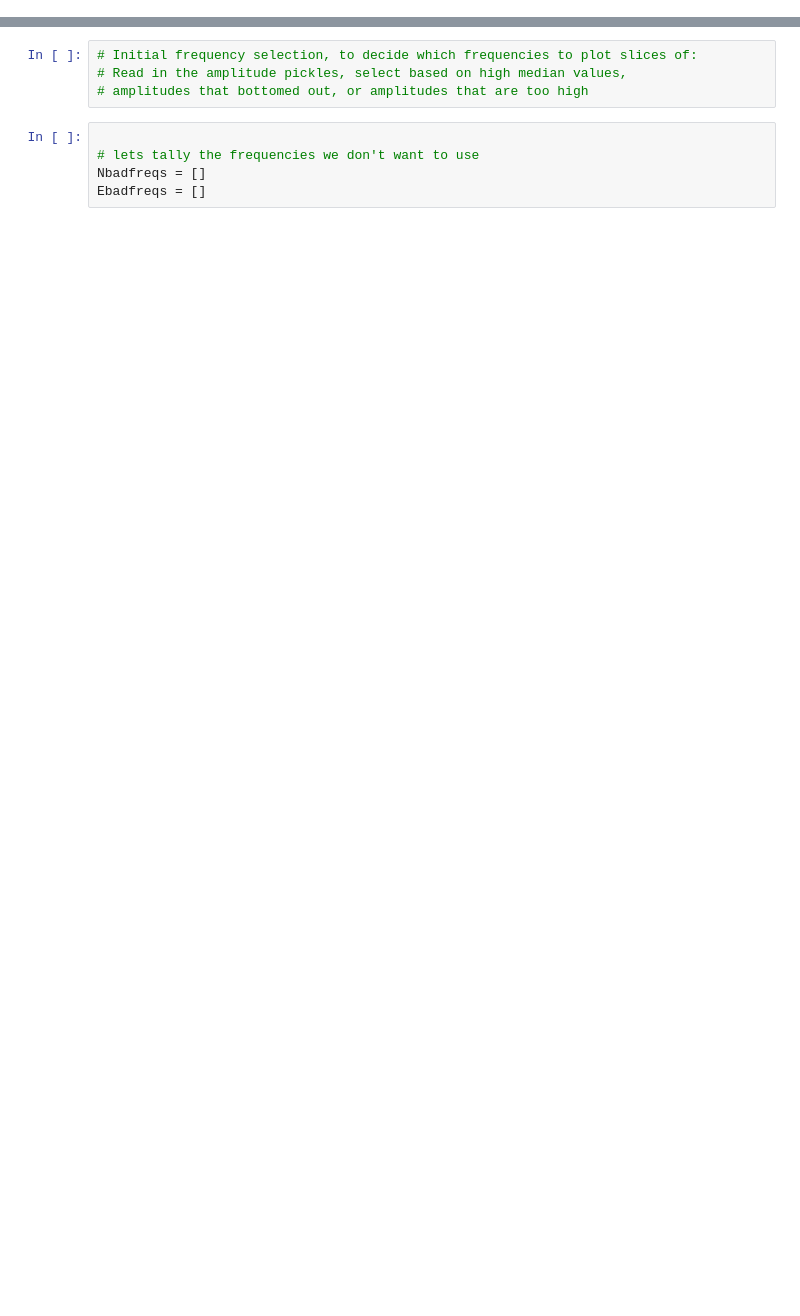
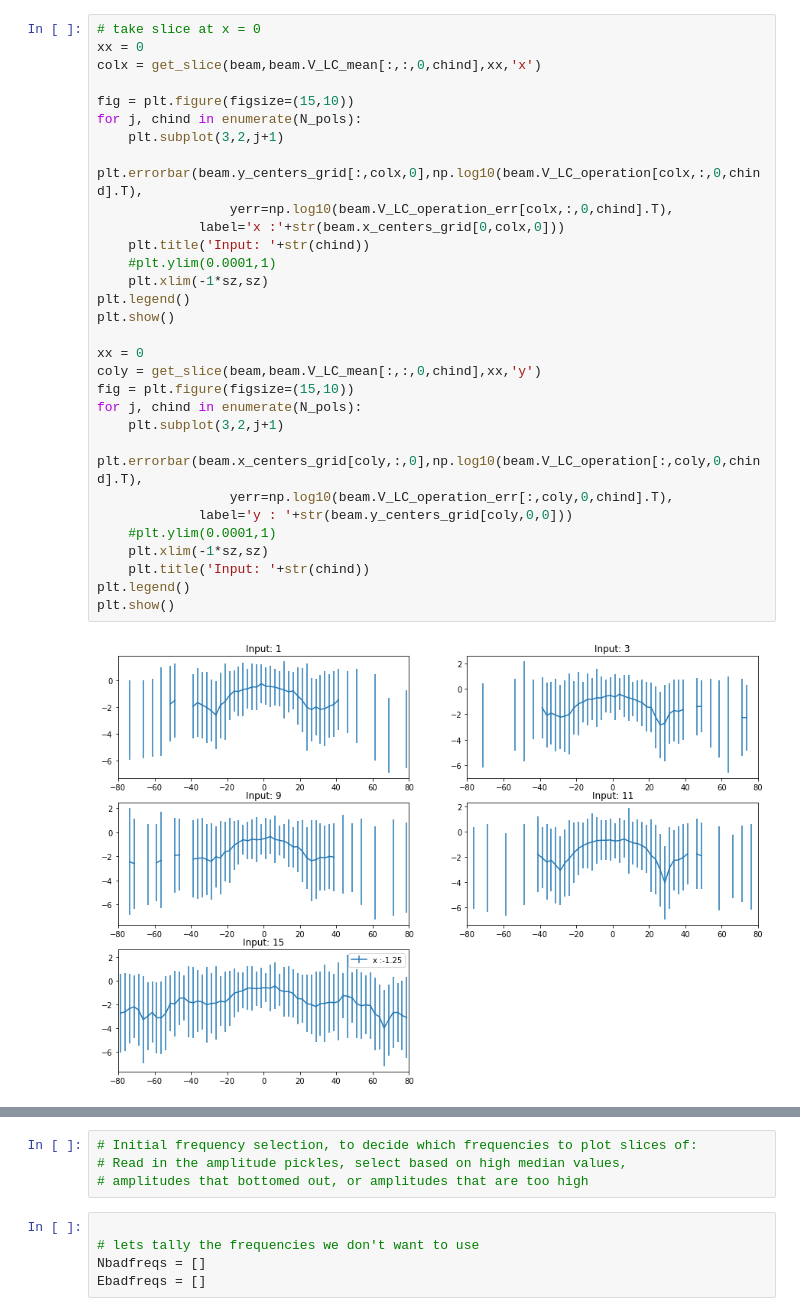
Before and after one commit to WrightLaboratory/newburghlabdrone, a Jupyter notebook: analysis/LBN_BeamClassAutofreq.ipynb, the cells around one changed output, grey strips where cells are left out. Drawn from its saved outputs; the diff is of its cells as text; blank space fills up the shorter version.

```diff
--- a/analysis/LBN_BeamClassAutofreq.ipynb
+++ b/analysis/LBN_BeamClassAutofreq.ipynb
@@ -160,0 +591,32 @@ Epolflights = ['620','648','649','535']
+# %%
+# take slice at x = 0
+xx = 0
+colx = get_slice(beam,beam.V_LC_mean[:,:,0,chind],xx,'x')
+
+fig = plt.figure(figsize=(15,10))
+for j, chind in enumerate(N_pols):
+    plt.subplot(3,2,j+1)
+    plt.errorbar(beam.y_centers_grid[:,colx,0],np.log10(beam.V_LC_operation[colx,:,0,chind].T),
+                 yerr=np.log10(beam.V_LC_operation_err[colx,:,0,chind].T),
+             label='x :'+str(beam.x_centers_grid[0,colx,0]))
+    plt.title('Input: '+str(chind))
+    #plt.ylim(0.0001,1)
+    plt.xlim(-1*sz,sz)
+plt.legend()
+plt.show()
+
+xx = 0
+coly = get_slice(beam,beam.V_LC_mean[:,:,0,chind],xx,'y')
+fig = plt.figure(figsize=(15,10))
+for j, chind in enumerate(N_pols):
+    plt.subplot(3,2,j+1)
+    plt.errorbar(beam.x_centers_grid[coly,:,0],np.log10(beam.V_LC_operation[:,coly,0,chind].T),
+                 yerr=np.log10(beam.V_LC_operation_err[:,coly,0,chind].T),
+             label='y : '+str(beam.y_centers_grid[coly,0,0]))
+    #plt.ylim(0.0001,1)
+    plt.xlim(-1*sz,sz)
+    plt.title('Input: '+str(chind))
+plt.legend()
+plt.show()
+# %% [output]
+[figure, added]
```
Also changed, not shown: parts of 23 cells of this notebook.
